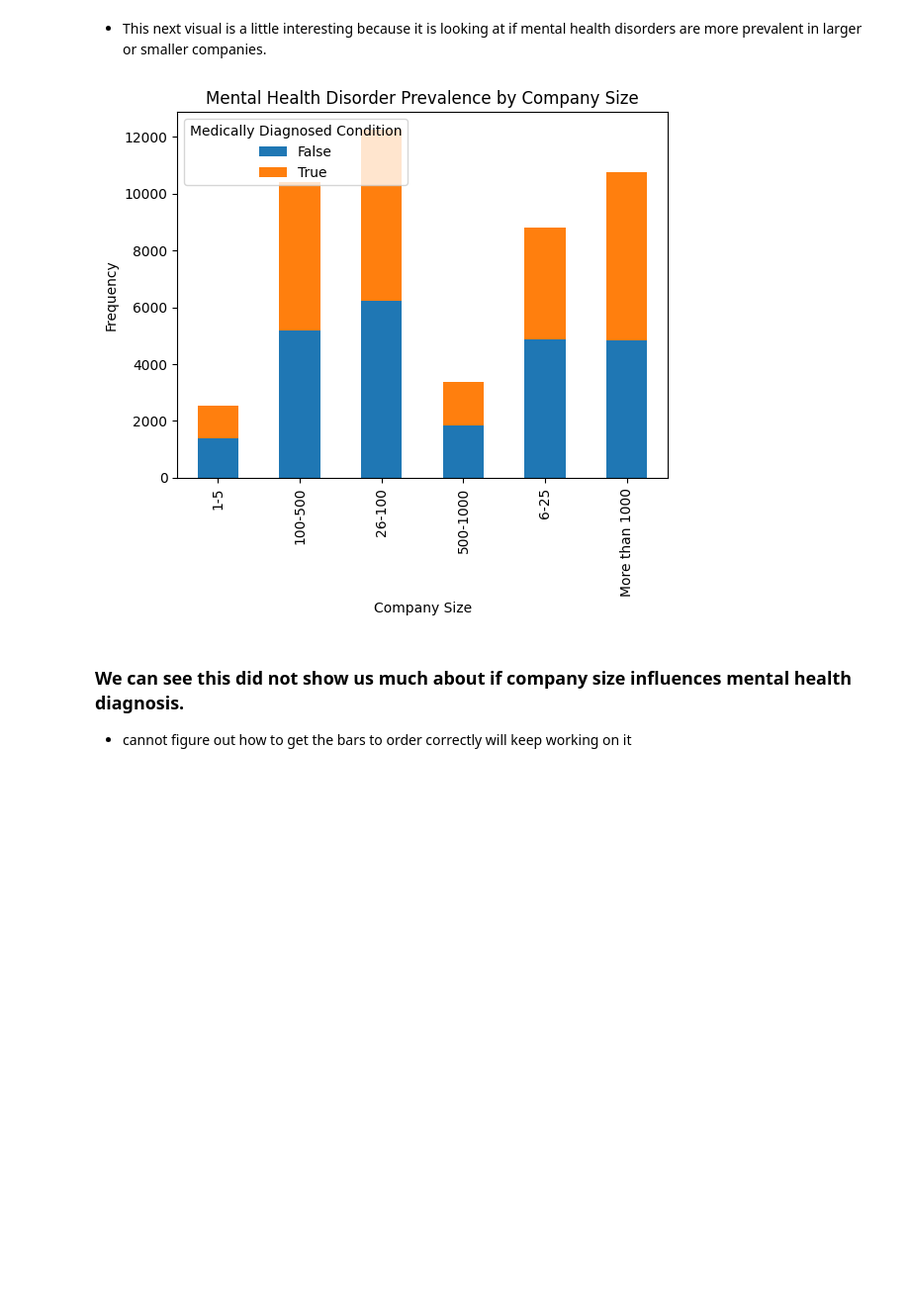
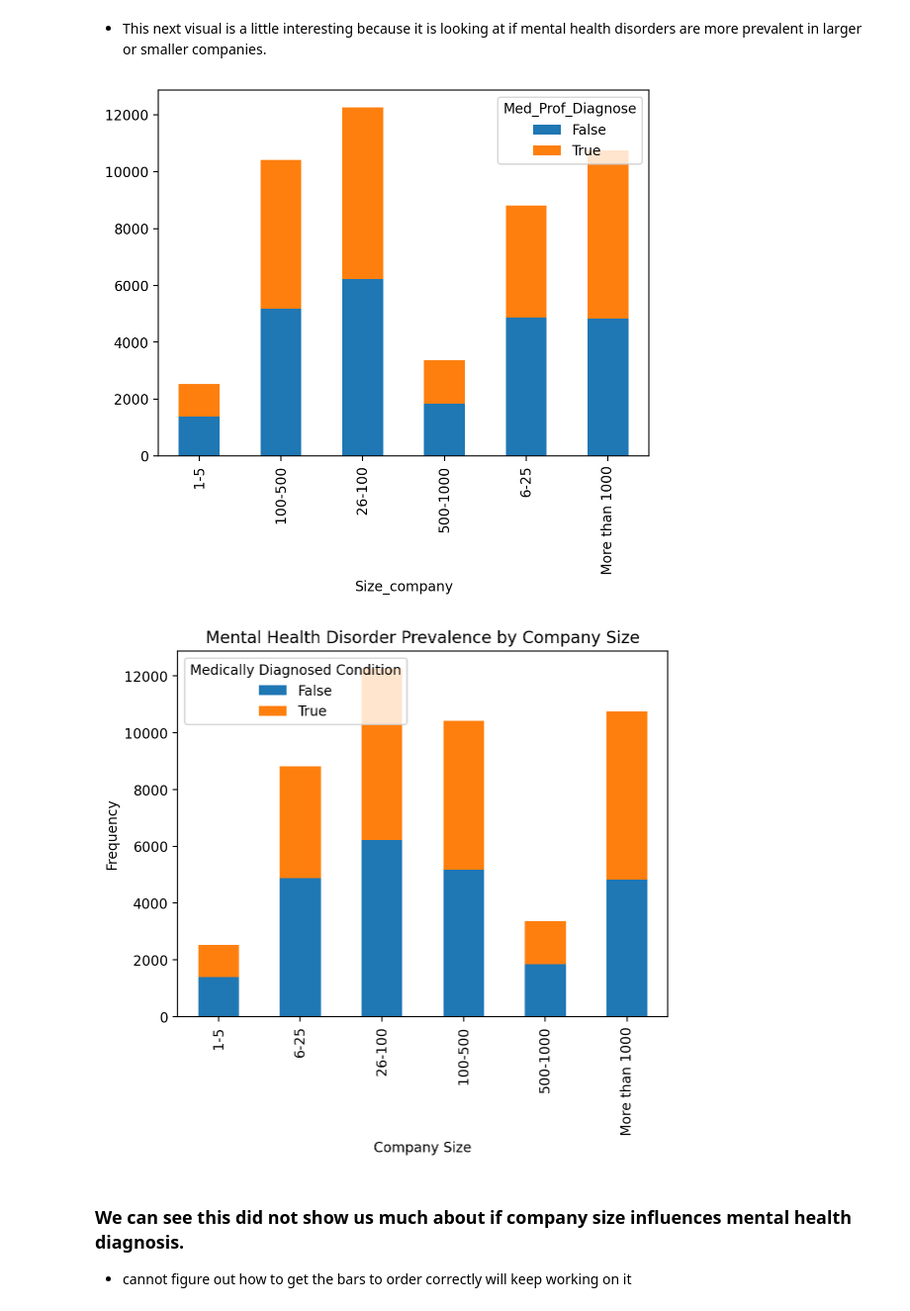
Before and after one commit to emmablumenkrantz/PUBH1142, a Jupyter notebook: Analysis_MHIT.ipynb, the cells around one changed output. Shown: that part at 99% size. Saved outputs shown, nothing was run; the diff lists cells and outputs as text; code cells hidden in the pictures; blank space fills up the shorter version.

```diff
--- a/Analysis_MHIT.ipynb
+++ b/Analysis_MHIT.ipynb
@@ -289,14 +283,26 @@ plt.legend(title='Medically Diagnosed Condition', loc='upper left');
 # %%
 # make a Bar chart of mental health disorder prevalence by company size
 company_size_counts = os.groupby(['Size_company', 'Med_Prof_Diagnose']).size().unstack()
 company_size_counts.plot(kind='bar', stacked=True)
+
+# Define the desired order of company sizes
+company_size_order = ['1-5', '6-25', '26-100', '100-500', '500-1000', 'More than 1000']
+
+# Reindex the DataFrame to match the desired order
+company_size_counts = company_size_counts.reindex(company_size_order, fill_value=0)
+
+# Plot the stacked bar chart
+company_size_counts.plot(kind='bar', stacked=True)
+
 # Add titles and labels
 plt.title('Mental Health Disorder Prevalence by Company Size')
 plt.ylabel('Frequency')
 plt.xlabel('Company Size')
-plt.legend(title='Medically Diagnosed Condition', loc='upper left');
+plt.legend(title='Medically Diagnosed Condition', loc='upper left')
+plt.show()
 # %% [output]
-[figure, old version]
+[figure, new version]
+[figure, added]
 # %% [markdown]
 ### We can see this did not show us much about if company size influences mental health diagnosis.
 - cannot figure out how to get the bars to order correctly will keep working on it
```
Also changed, not shown: parts of 3 cells of this notebook.
